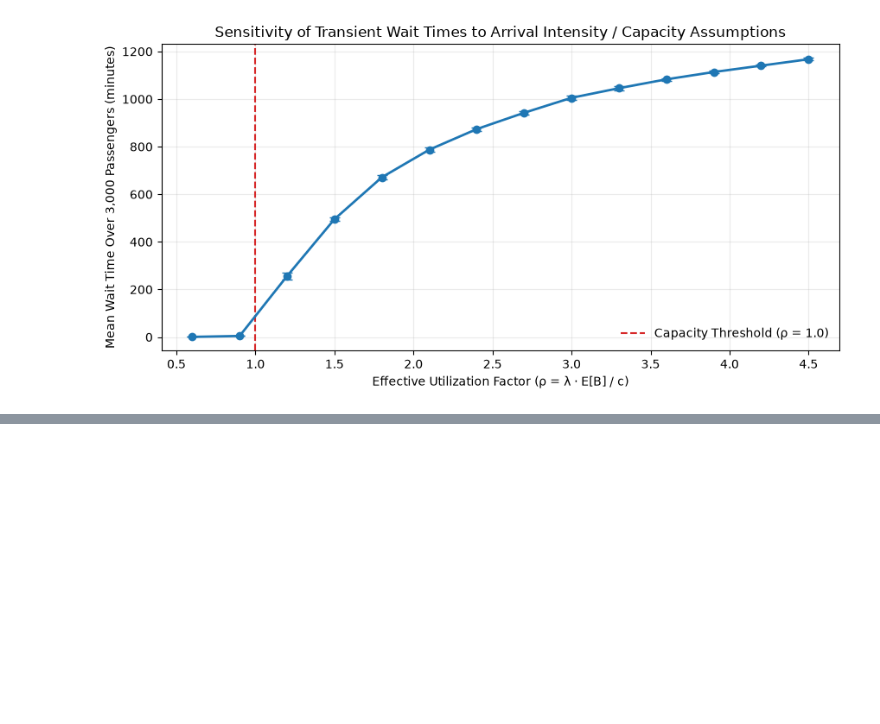
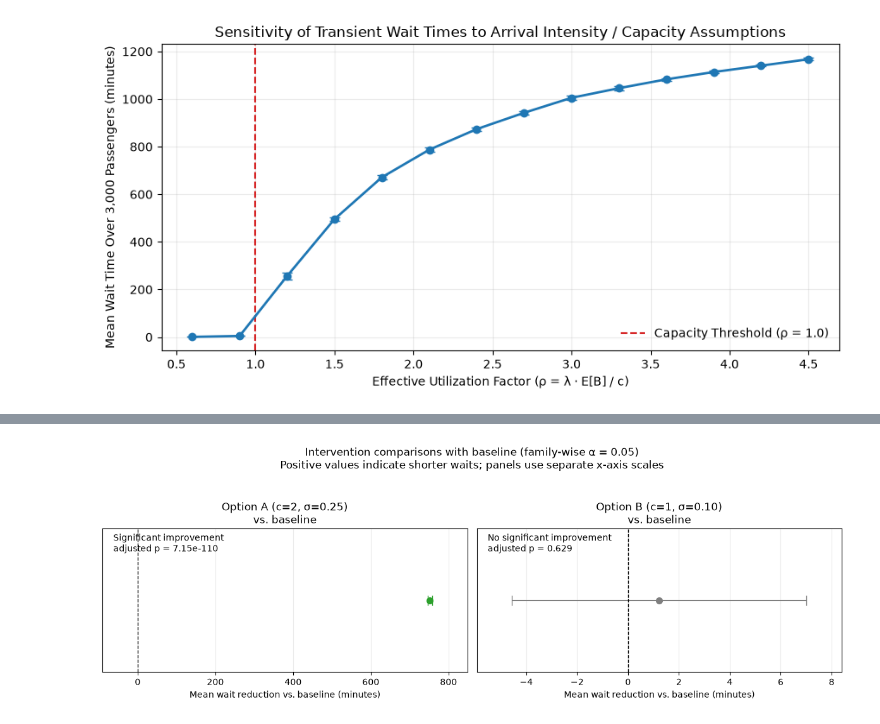
Before and after one commit to oskarbosgraaf/Stochastic, a Jupyter notebook: coding_stuff.ipynb, the cells around one changed output, grey strips where cells are left out. Cells and saved outputs as stored; diff of their text form; code cells hidden in the pictures; blank space fills up the shorter version.

Commit message:
added baseline comparisons (welch tests) for 2A and B)

```diff
--- a/coding_stuff.ipynb
+++ b/coding_stuff.ipynb
@@ -633,3 +633,95 @@ plt.show()
 [figure]
 [figure]
 [figure]
+# %%
+def plot_baseline_comparisons(rep_means_dict, baseline_name="Baseline (c=1, σ=0.25)", alpha=0.05):
+    """Plot intervention wait reductions vs. baseline and test for improvement.
+
+    Uses one-sided Welch t-tests and Bonferroni-adjusted p-values and
+    confidence intervals for the baseline comparisons.
+    """
+    if baseline_name not in rep_means_dict:
+        raise ValueError(f"Baseline scenario {baseline_name!r} was not found.")
+    if not 0 < alpha < 1:
+        raise ValueError("alpha must be between 0 and 1.")
+
+    baseline = np.asarray(rep_means_dict[baseline_name], dtype=float)
+    if baseline.ndim != 1 or len(baseline) < 2 or not np.isfinite(baseline).all():
+        raise ValueError("Baseline replication means must be a finite 1D array with at least two values.")
+
+    comparisons = []
+    for name, values in rep_means_dict.items():
+        if name == baseline_name:
+            continue
+        intervention = np.asarray(values, dtype=float)
+        if intervention.ndim != 1 or len(intervention) < 2 or not np.isfinite(intervention).all():
+            raise ValueError(f"Replication means for {name!r} must be a finite 1D array with at least two values.")
+
+        test = stats.ttest_ind(intervention, baseline, equal_var=False, alternative="less")
+        intervention_term = intervention.var(ddof=1) / len(intervention)
+        baseline_term = baseline.var(ddof=1) / len(baseline)
+        standard_error = np.sqrt(intervention_term + baseline_term)
+        degrees_freedom = (intervention_term + baseline_term) ** 2 / (
+            intervention_term**2 / (len(intervention) - 1)
+            + baseline_term**2 / (len(baseline) - 1)
+        )
+
+        improvement = baseline.mean() - intervention.mean()
+        n_comparisons = len(rep_means_dict) - 1
+        critical_value = stats.t.ppf(1 - alpha / (2 * n_comparisons), degrees_freedom)
+        margin = critical_value * standard_error
+        adjusted_p = min(float(test.pvalue) * n_comparisons, 1.0)
+
+        comparisons.append({
+            "scenario": name,
+            "baseline_mean": baseline.mean(),
+            "scenario_mean": intervention.mean(),
+            "improvement": improvement,
+            "ci_lower": improvement - margin,
+            "ci_upper": improvement + margin,
+            "adjusted_p": adjusted_p,
+            "significant": adjusted_p < alpha,
+        })
+
+    if not comparisons:
+        raise ValueError("At least one intervention scenario is required for comparison.")
+
+    fig, axes = plt.subplots(1, len(comparisons), figsize=(6 * len(comparisons), 4), squeeze=False)
+    axes = axes.ravel()
+    for ax, result in zip(axes, comparisons):
+        estimate = result["improvement"]
+        lower_error = estimate - result["ci_lower"]
+        upper_error = result["ci_upper"] - estimate
+        color = "#2ca02c" if result["significant"] else "#7f7f7f"
+        ax.errorbar(estimate, 0, xerr=[[lower_error], [upper_error]], fmt="o", capsize=6, color=color, markersize=7)
+        ax.axvline(0, color="black", linestyle="--", linewidth=1)
+        ax.set_yticks([])
+        ax.set_xlabel("Mean wait reduction vs. baseline (minutes)")
+        ax.set_title(f"{result['scenario']}\nvs. baseline")
+        ax.grid(axis="x", alpha=0.25)
+
+        conclusion = "Significant improvement" if result["significant"] else "No significant improvement"
+        ax.text(0.03, 0.97, f"{conclusion}\nadjusted p = {result['adjusted_p']:.3g}", transform=ax.transAxes, va="top")
+        x_low = min(result["ci_lower"], 0)
+        x_high = max(result["ci_upper"], 0)
+        padding = max((x_high - x_low) * 0.12, 0.1)
+        ax.set_xlim(x_low - padding, x_high + padding)
+
+    fig.suptitle(
+        f"Intervention comparisons with baseline (family-wise α = {alpha:.2f})\n"
+        "Positive values indicate shorter waits; panels use separate x-axis scales",
+        y=1.04,
+    )
+    fig.tight_layout()
+    results = pd.DataFrame(comparisons)
+    return fig, axes, results
+
+
+fig9, ax9, baseline_comparison_results = plot_baseline_comparisons(
+    rep_means_dict,
+    baseline_name="Baseline (c=1, σ=0.25)",
+    alpha=0.05,
+)
+print(baseline_comparison_results.to_string(index=False))
+plt.show()
+# %% [output]
@@ -635,0 +731 @@ plt.show()
+[figure, added]
```
Also changed, not shown: parts of 1 cell of this notebook.
